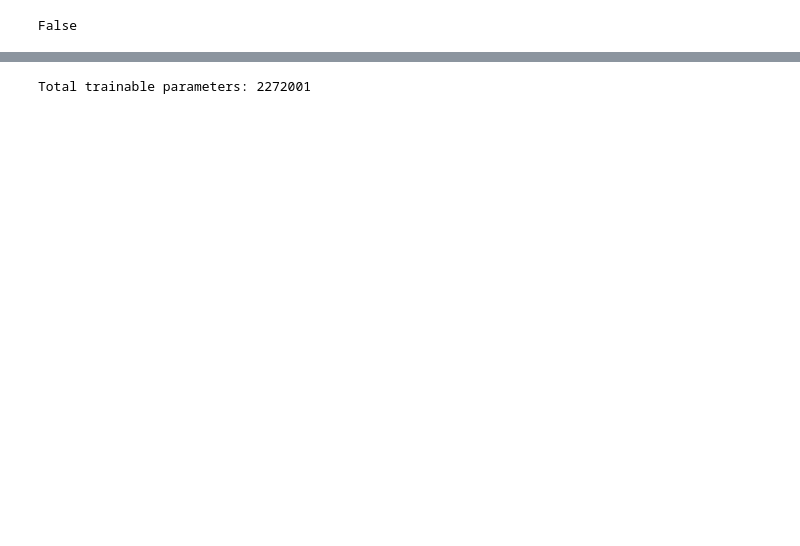
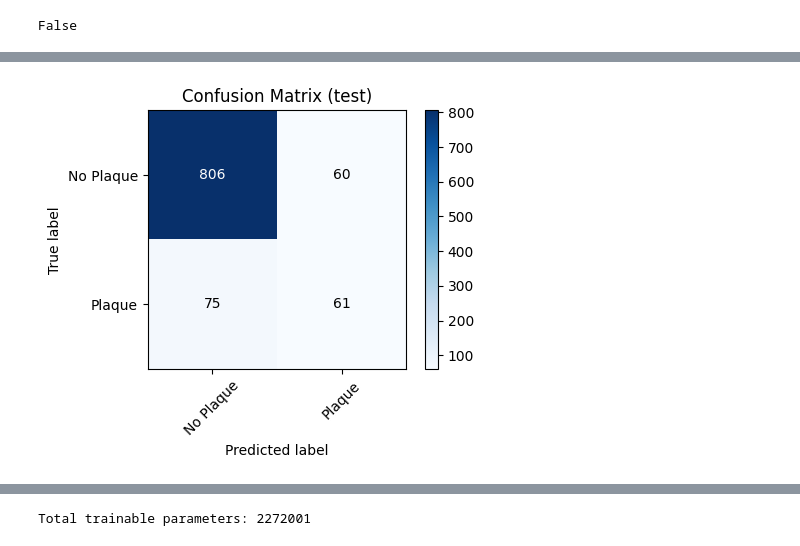
Before and after one commit to h4ppy0wl/tooth_classification_project, a Jupyter notebook: notebooks/02_model_dev.ipynb, the cells around one changed output, grey strips where cells are left out. Cells and saved outputs as stored; diff of their text form; code cells hidden in the pictures; blank space fills up the shorter version.

```diff
--- a/notebooks/02_model_dev.ipynb
+++ b/notebooks/02_model_dev.ipynb
@@ -371,0 +362,54 @@ weighted avg       0.85      0.83      0.84      1002
+# %%
+import numpy as np
+from sklearn.metrics import confusion_matrix
+
+import matplotlib.pyplot as plt
+
+def plot_confusion_matrix(model, dataset, threshold=0.5, dataset_name="Validation"):
+    """
+    Plots the confusion matrix for binary classification results.
+
+    Args:
+        model: Trained Keras model.
+        dataset: tf.data.Dataset with (images, labels).
+        threshold: Probability threshold for positive class.
+        dataset_name: Name for plot title.
+    """
+    # Get predictions and true labels
+    y_true = []
+    for _, y_batch in dataset:
+        y_true.append(y_batch.numpy())
+    y_true = np.concatenate(y_true, axis=0).flatten()
+
+    y_pred_proba = model.predict(dataset).flatten()
+    y_pred = (y_pred_proba >= threshold).astype(int)
+
+    # Compute confusion matrix
+    cm = confusion_matrix(y_true, y_pred)
+    classes = ["No Plaque", "Plaque"]
+
+    # Plot
+    plt.figure(figsize=(5, 4))
+    plt.imshow(cm, interpolation='nearest', cmap=plt.cm.Blues)
+    plt.title(f"Confusion Matrix ({dataset_name})")
+    plt.colorbar()
+    tick_marks = np.arange(len(classes))
+    plt.xticks(tick_marks, classes, rotation=45)
+    plt.yticks(tick_marks, classes)
+
+    # Print numbers inside the squares
+    thresh = cm.max() / 2.
+    for i in range(cm.shape[0]):
+        for j in range(cm.shape[1]):
+            plt.text(j, i, format(cm[i, j], 'd'),
+                     ha="center", va="center",
+                     color="white" if cm[i, j] > thresh else "black")
+
+    plt.ylabel('True label')
+    plt.xlabel('Predicted label')
+    plt.tight_layout()
+    plt.show()
+
+# Example usage:
+plot_confusion_matrix(model_for_initial_analysis, val_ds, threshold=0.58, dataset_name=dataset_name)
+# %% [output]
@@ -372,3 +420,4 @@ weighted avg       0.85      0.83      0.84      1002
+[figure, added]
 # %%
 model_for_initial_analysis.summary()
 # %% [output]
```
Also changed, not shown: parts of 14 cells of this notebook.
